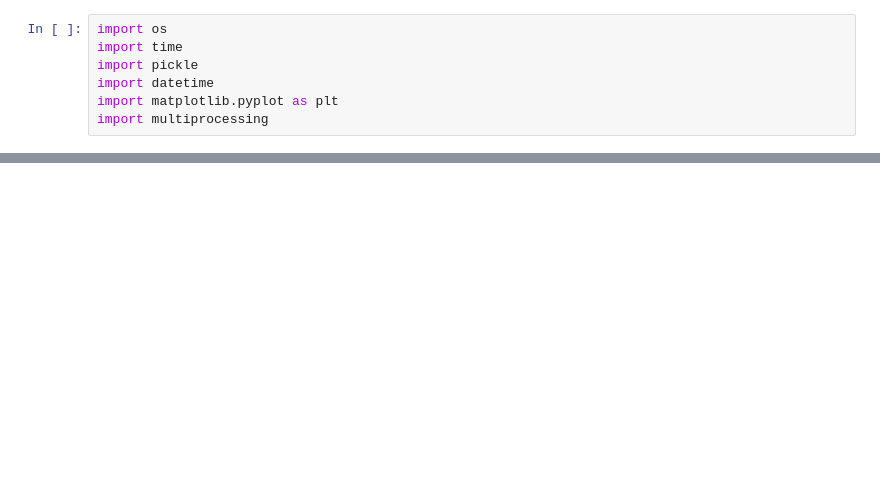
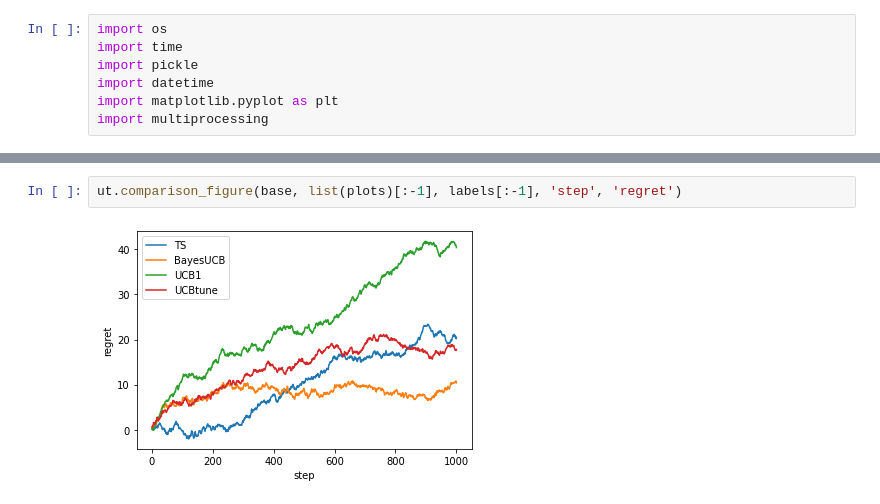
Before and after one commit to gowun/MAB, a Jupyter notebook: MAB_Simulation.ipynb, the cells around one changed output, grey strips where cells are left out. Cells and saved outputs as stored; diff of their text form; blank space fills up the shorter version.

```diff
--- a/MAB_Simulation.ipynb
+++ b/MAB_Simulation.ipynb
@@ -104,0 +66,4 @@ Text(0, 0.5, 'regret')
+# %%
+ut.comparison_figure(base, list(plots)[:-1], labels[:-1], 'step', 'regret')
+# %% [output]
+[figure, added]
```
Also changed, not shown: parts of 6 cells of this notebook, 6 other files.
